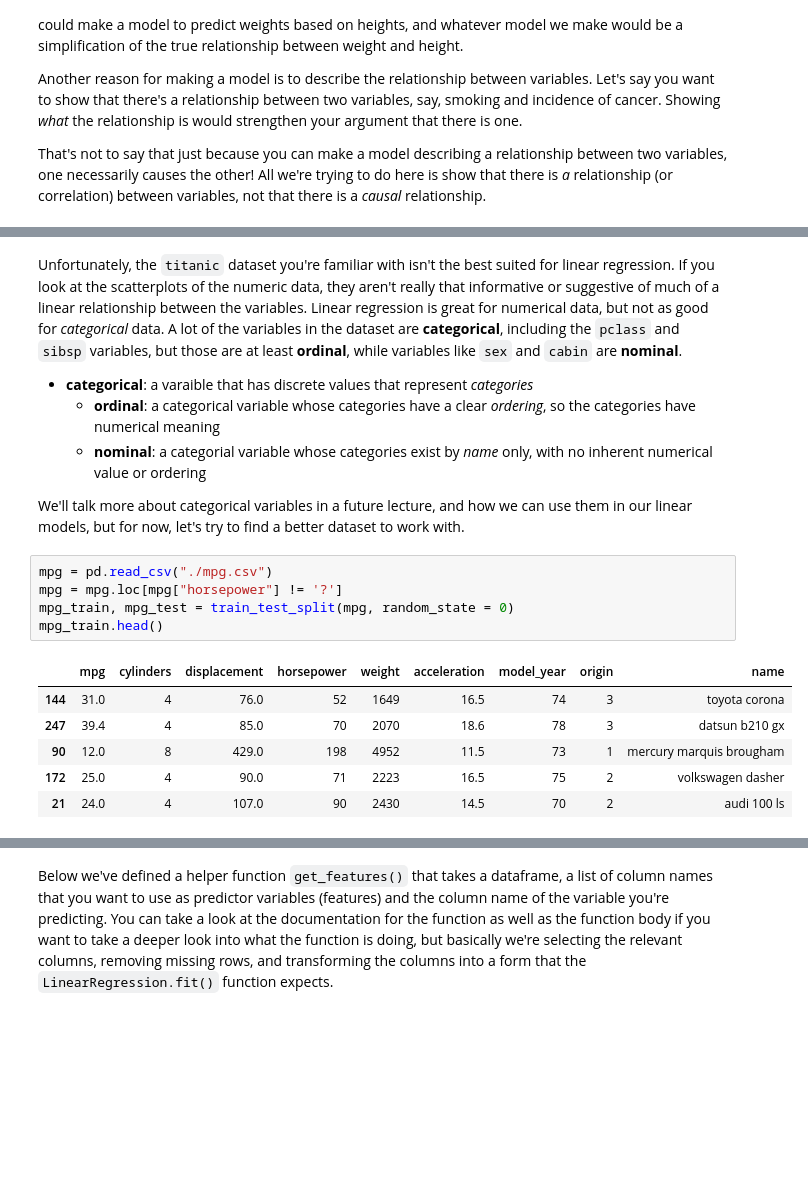
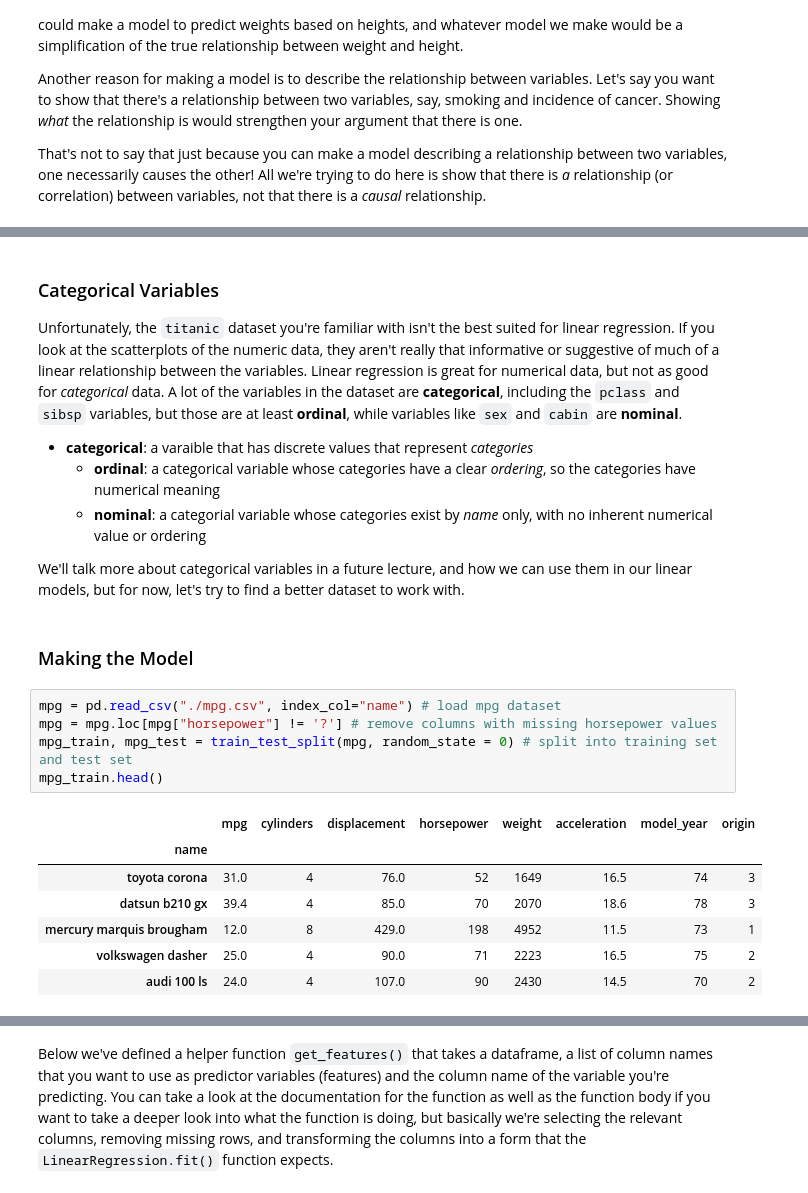
Before and after one commit to SUSA-org/Fall-2018-Career-Exploration, a Jupyter notebook: Lectures/Lecture6/Linear Regression, Validation, Fitting.ipynb, the cells around one changed output, grey strips where cells are left out. Cells and saved outputs as stored; diff of their text form; blank space fills up the shorter version.

```diff
--- a/Lectures/Lecture6/Linear Regression, Validation, Fitting.ipynb
+++ b/Lectures/Lecture6/Linear Regression, Validation, Fitting.ipynb
@@ -60,4 +110,7 @@ titanic_df.plot.scatter("sibsp", "fare")
 # %% [markdown]
+<a id='categorical'></a>
+### Categorical Variables
+
 Unfortunately, the `titanic` dataset you're familiar with isn't the best suited for linear regression. If you look at the scatterplots of the numeric data, they aren't really that informative or suggestive of much of a linear relationship between the variables. Linear regression is great for numerical data, but not as good for *categorical* data. A lot of the variables in the dataset are **categorical**, including the `pclass` and `sibsp` variables, but those are at least **ordinal**, while variables like `sex` and `cabin` are **nominal**.
 
 - **categorical**: a varaible that has discrete values that represent *categories*
@@ -65,16 +118,20 @@ Unfortunately, the `titanic` dataset you're familiar with isn't the best suited
     - **nominal**: a categorial variable whose categories exist by *name* only, with no inherent numerical value or ordering
 
 We'll talk more about categorical variables in a future lecture, and how we can use them in our linear models, but for now, let's try to find a better dataset to work with.
+# %% [markdown]
+<a id='making_model'></a>
+### Making the Model
 # %%
-mpg = pd.read_csv("./mpg.csv")
-mpg = mpg.loc[mpg["horsepower"] != '?']
-mpg_train, mpg_test = train_test_split(mpg, random_state = 0)
+mpg = pd.read_csv("./mpg.csv", index_col="name") # load mpg dataset
+mpg = mpg.loc[mpg["horsepower"] != '?'] # remove columns with missing horsepower values
+mpg_train, mpg_test = train_test_split(mpg, random_state = 0) # split into training set and test set
 mpg_train.head()
 # %% [output]
-|  | mpg | cylinders | displacement | horsepower | weight | acceleration | model_year | origin | name |
-| 144 | 31.0 | 4 | 76.0 | 52 | 1649 | 16.5 | 74 | 3 | toyota corona |
-| 247 | 39.4 | 4 | 85.0 | 70 | 2070 | 18.6 | 78 | 3 | datsun b210 gx |
-| 90 | 12.0 | 8 | 429.0 | 198 | 4952 | 11.5 | 73 | 1 | mercury marquis brougham |
-| 172 | 25.0 | 4 | 90.0 | 71 | 2223 | 16.5 | 75 | 2 | volkswagen dasher |
-| 21 | 24.0 | 4 | 107.0 | 90 | 2430 | 14.5 | 70 | 2 | audi 100 ls |
+|  | mpg | cylinders | displacement | horsepower | weight | acceleration | model_year | origin |
+| name |  |  |  |  |  |  |  |  |
+| toyota corona | 31.0 | 4 | 76.0 | 52 | 1649 | 16.5 | 74 | 3 |
+| datsun b210 gx | 39.4 | 4 | 85.0 | 70 | 2070 | 18.6 | 78 | 3 |
+| mercury marquis brougham | 12.0 | 8 | 429.0 | 198 | 4952 | 11.5 | 73 | 1 |
+| volkswagen dasher | 25.0 | 4 | 90.0 | 71 | 2223 | 16.5 | 75 | 2 |
+| audi 100 ls | 24.0 | 4 | 107.0 | 90 | 2430 | 14.5 | 70 | 2 |
 # %% [markdown]
```
Also changed, not shown: parts of 34 cells of this notebook, 1 other file.
